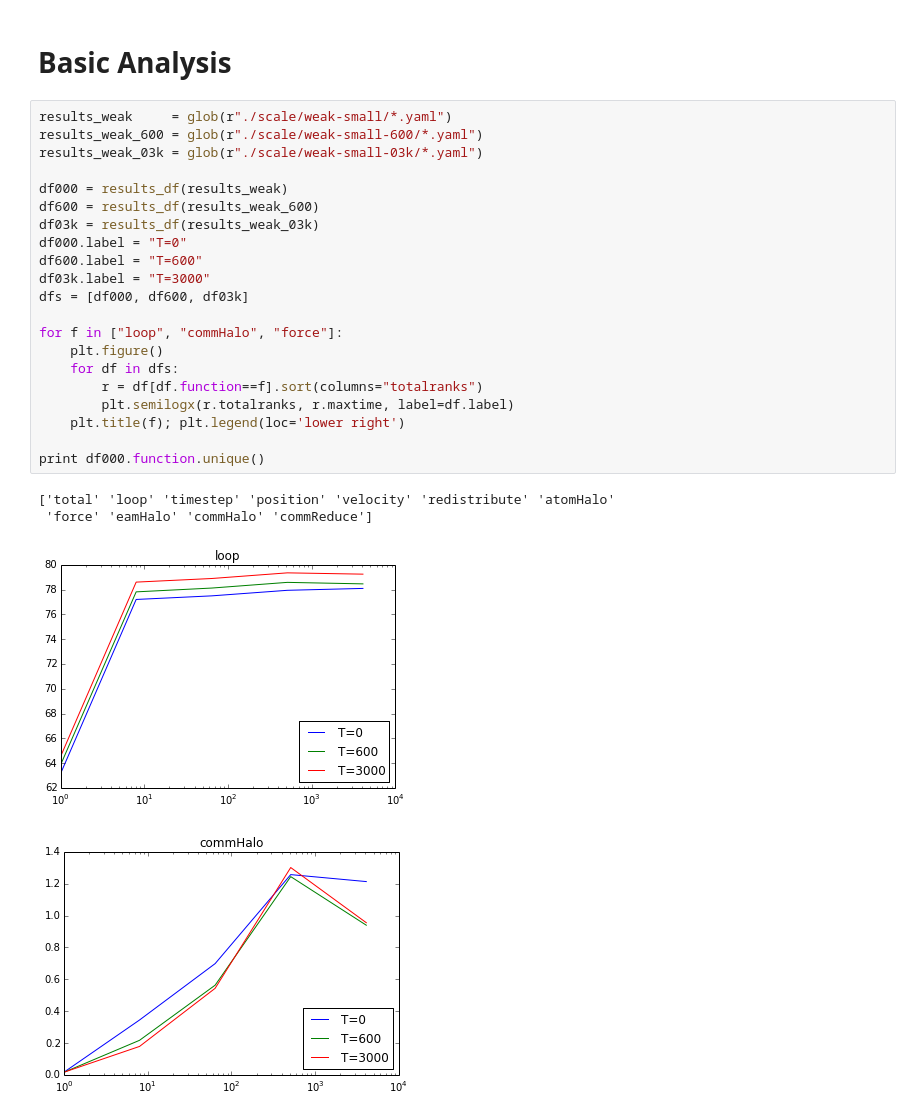
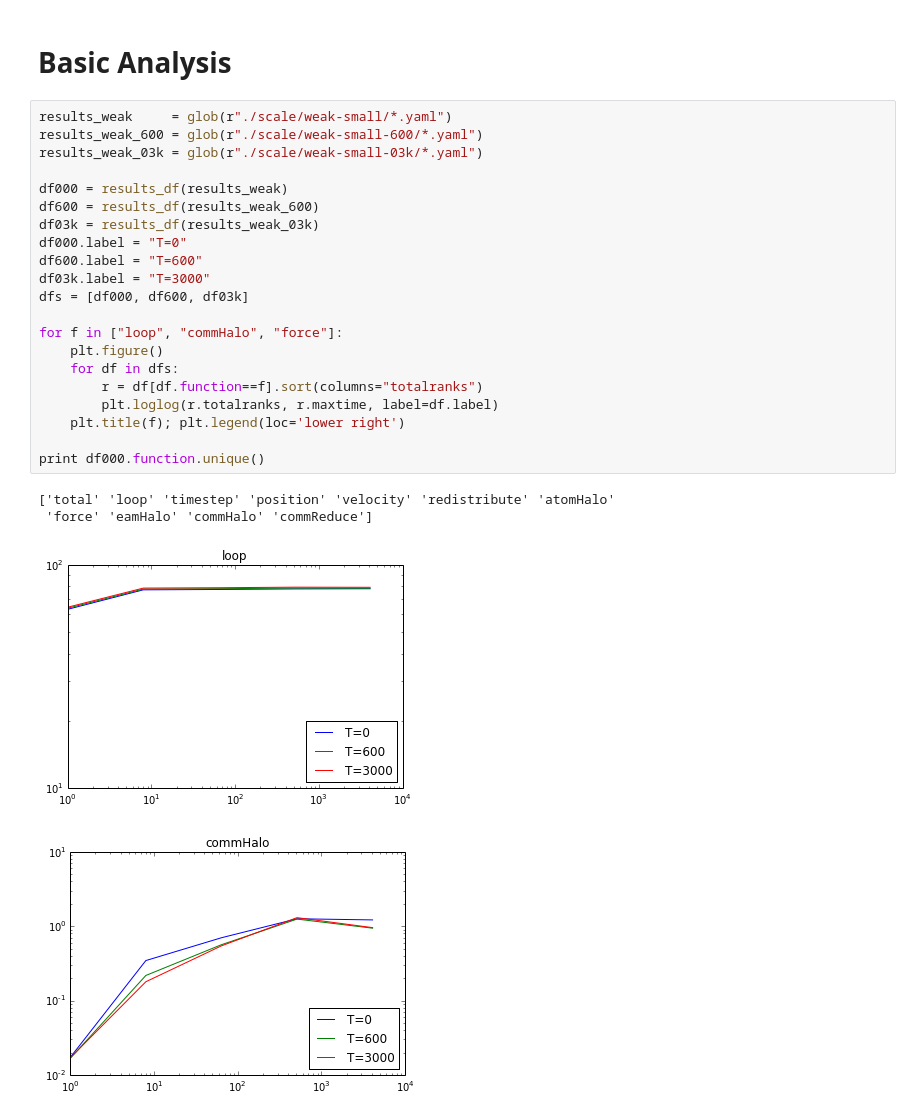
Before and after one commit to shigh/CoMD, a Jupyter notebook: parse-yaml.ipynb, the cells around one changed output. Drawn from its saved outputs; the diff is of its cells as text.

Commit message:
Changed plots to loglog.

```diff
--- a/parse-yaml.ipynb
+++ b/parse-yaml.ipynb
@@ -76,26 +77,26 @@ df[["totalranks","maxtime","atomrate"]]
 # %%
 results_weak     = glob(r"./scale/weak-small/*.yaml")
 results_weak_600 = glob(r"./scale/weak-small-600/*.yaml")
 results_weak_03k = glob(r"./scale/weak-small-03k/*.yaml")
 
 df000 = results_df(results_weak)
 df600 = results_df(results_weak_600)
 df03k = results_df(results_weak_03k)
 df000.label = "T=0"
 df600.label = "T=600"
 df03k.label = "T=3000"
 dfs = [df000, df600, df03k]
 
 for f in ["loop", "commHalo", "force"]:
     plt.figure()
     for df in dfs:
         r = df[df.function==f].sort(columns="totalranks")
-        plt.semilogx(r.totalranks, r.maxtime, label=df.label)
+        plt.loglog(r.totalranks, r.maxtime, label=df.label)
     plt.title(f); plt.legend(loc='lower right')
 
 print df000.function.unique()
 # %% [output]
 ['total' 'loop' 'timestep' 'position' 'velocity' 'redistribute' 'atomHalo'
  'force' 'eamHalo' 'commHalo' 'commReduce']
-[figure, old version]
+[figure, new version]
-[figure, old version]
+[figure, new version]
```
Also changed, not shown: parts of 3 cells of this notebook.
